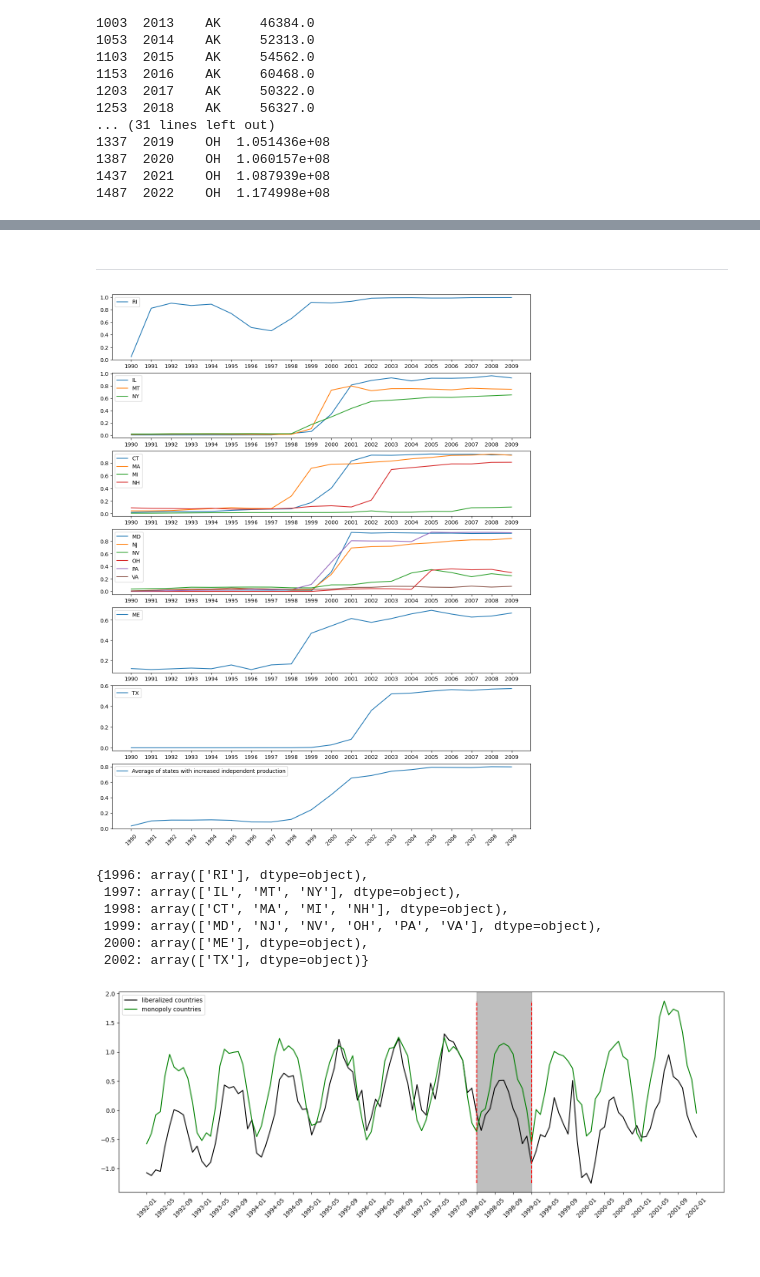
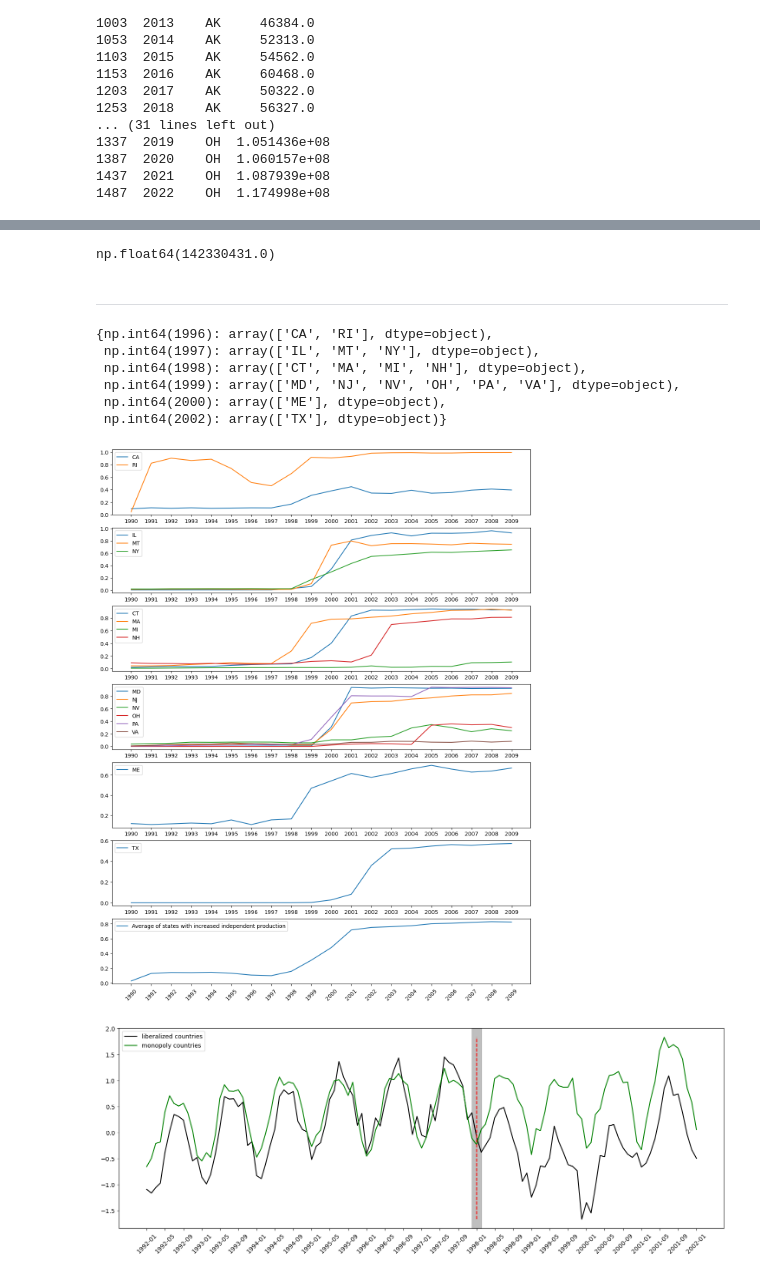
Before and after one commit to Orri11/causality_analysis, a Jupyter notebook: code/data_preprocessing/preprocess_and_EDA.ipynb, the cells around one changed output, grey strips where cells are left out. Saved outputs shown, nothing was run; the diff lists cells and outputs as text; code cells hidden in the pictures; blank space fills up the shorter version.

Commit message:
small edit in graphs

```diff
--- a/code/data_preprocessing/preprocess_and_EDA.ipynb
+++ b/code/data_preprocessing/preprocess_and_EDA.ipynb
@@ -299,3 +303,7 @@ ohio_missing
+# %%
+data_ohio.loc[(data_ohio['year'] == 1999) & (data_ohio['type_of_producer'] == 'Total Electric Power Industry') , 'generation'].values[0]
+# %% [output]
+np.float64(142330431.0)
 # %%
 for index in range (7,10):
     dict_ind['OH'] = np.insert(dict_ind['OH'],index,0)
@@ -318,24 +326,31 @@ data_util = data_util/data_total
 data_ind = data_ind/data_total
 # %% [markdown]
 ---
+# %%
+dereg_dict
+# %% [output]
+{np.int64(1996): array(['CA', 'RI'], dtype=object),
+ np.int64(1997): array(['IL', 'MT', 'NY'], dtype=object),
+ np.int64(1998): array(['CT', 'MA', 'MI', 'NH'], dtype=object),
+ np.int64(1999): array(['MD', 'NJ', 'NV', 'OH', 'PA', 'VA'], dtype=object),
+ np.int64(2000): array(['ME'], dtype=object),
+ np.int64(2002): array(['TX'], dtype=object)}
 # %%
 fig, ax = plt.subplots(len(dereg_dict.keys()) + 1 , 1 ,figsize=(14,18))
-list_color = ['b','g','r','c','m','y']
 i = 0
 for year in dereg_dict.keys():
-    color = list_color[i]
     for state in dereg_dict[year]:
         ax[i].plot(data_ind.index[0:20], data_ind[state][0:20], label=state)
         ax[i].set_xticks(data_ind.index[0:20])
         ax[i].legend()
     i += 1
 
-#Plot the average of the relevant states who saw a jump in independent production around 1998-2000
+#Plot the average of the relevant states who saw a jump in independent production around 1998-1999
 ind_states = []
 for year in dereg_dict.keys():
     for state in dereg_dict[year]:
         ind_states.append(state)
-to_remove = ['TX','OH','VA','MI']
+to_remove = ['MD','ME','MI','MT','NH','NV','OH','TX','VA']
 for item in to_remove:
     ind_states.remove(item)
 df_ind_states = data_ind.loc[:,ind_states]
@@ -347,7 +362,7 @@ ax[i].legend()
 plt.xticks(rotation=45)
 plt.show()
 # %% [output]
-[figure, old version]
+[figure, new version]
 # %%
 ### Old partition - based on the paper
 lib_states = ['CA' , 'OR' , 'NV', 'AZ', 'NM', 'MT', 'TX', 'OK', 'AR' , 'IL', 'MI', 'OH', 'VA', 'MD', 'DE', 'NJ', 'NY', 'CT', 'MA', 'NH' , 'ME']
@@ -362,19 +377,11 @@ unlib_states = ['AR','AZ','DE', 'FL', 'GA', 'AL', 'MS','ME', 'LA', 'SC','MD','MT
 
 data_res_lib = data_residential[lib_states].loc['1994-01-01': '2002-01-01']
 data_res_unlib = data_residential[unlib_states].loc['1994-01-01': '2002-01-01']
-# %%
-dereg_dict
-# %% [output]
-{1996: array(['RI'], dtype=object),
- 1997: array(['IL', 'MT', 'NY'], dtype=object),
- 1998: array(['CT', 'MA', 'MI', 'NH'], dtype=object),
- 1999: array(['MD', 'NJ', 'NV', 'OH', 'PA', 'VA'], dtype=object),
- 2000: array(['ME'], dtype=object),
- 2002: array(['TX'], dtype=object)}
 # %%
  ### New partition based on data
-lib_states = ['CA' , 'CT', 'IL', 'MA', 'MT', 'NH','NJ', 'NY', 'PA', 'RI']
-unlib_states = ['AR','AZ','DE', 'FL', 'GA', 'AL', 'MI', 'MS','ME', 'LA', 'OH', 'OR', 'SC','MD', 'OK', 'NC', 'NM','NV', 'TN', 'KY', 'UT', 'CO', 'KS', 'MO', 'ID', 'WY', 'ND', 'SD', 'NE', 'TX','VA', 'WA']
+lib_states = ['CA' , 'CT', 'IL', 'MA', 'NJ', 'NY', 'PA', 'RI']
+unlib_states = ['AK', 'AL', 'AR', 'AZ', 'CO', 'DE', 'ID', 'FL', 'GA', 'HI', 'IA', 'IN', 'KS', 'KY', 'LA', 'MD', 'ME', 'MN', 'MI', 'MO', 'MS', 'MT', 'NC', 'ND', 'NE', 'NH', 'NM', 'NV', 'OH', 'OK', 'OR',
+                'SC', 'SD', 'TN', 'TX', 'UT', 'VA', 'VT', 'WA', 'WI', 'WV', 'WY']
 
 data_res_lib = data_residential[lib_states].loc['1992-01-01': '2002-01-01']
 data_res_unlib = data_residential[unlib_states].loc['1992-01-01': '2002-01-01']
@@ -391,23 +396,24 @@ dates = data_res_lib.index.date
 # %%
 import datetime
 import matplotlib.dates as mdates
+
+dates = data_res_lib.index.date
 fig, ax = plt.subplots(figsize=(18,6))
 
 ax.xaxis.set_major_locator(mdates.MonthLocator())
 ax.xaxis.set_major_formatter(mdates.DateFormatter('%Y-%m'))
 
 ax.plot(dates, lib_mean , color = 'black', label = 'liberalized countries')
 ax.plot(dates , unlib_mean , color = 'green' , label = 'monopoly countries')
 ax.set_xticks(dates[::4])
 plt.xticks(rotation=45)
 
-ax.vlines(x=datetime.datetime(1999,1,1), ymin = np.min(lib_mean), ymax = np.max(unlib_mean) , color='red', linestyle='--')
 ax.vlines(x=datetime.datetime(1998,1,1), ymin = np.min(lib_mean), ymax = np.max(unlib_mean) , color='red', linestyle='--')
-ax.axvspan(datetime.datetime(1998,1,1), datetime.datetime(1999,1,1), color='grey', alpha=0.5)
+ax.axvspan(datetime.datetime(1997,12,1), datetime.datetime(1998,2,1), color='grey', alpha=0.5)
 plt.legend()
 plt.show()
 # %% [output]
-[figure, old version]
+[figure, new version]
 # %%
 fig, ax = plt.subplots(1,2 ,figsize = (18,6))
 ax[0].plot(data_res_lib.index , lib_mean , color = 'black', label = 'lib countries')
```
Also changed, not shown: parts of 8 cells of this notebook, 3 other files.
